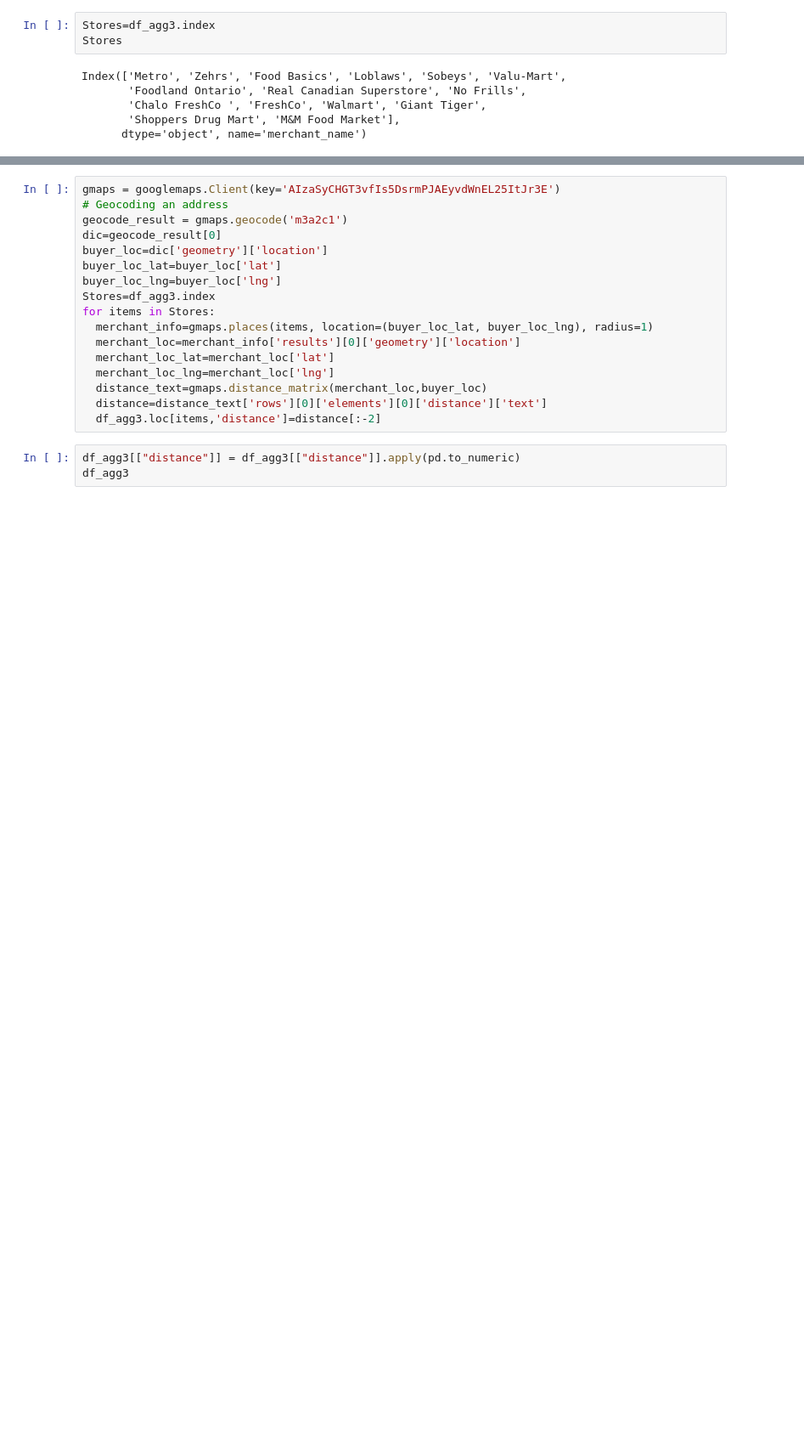
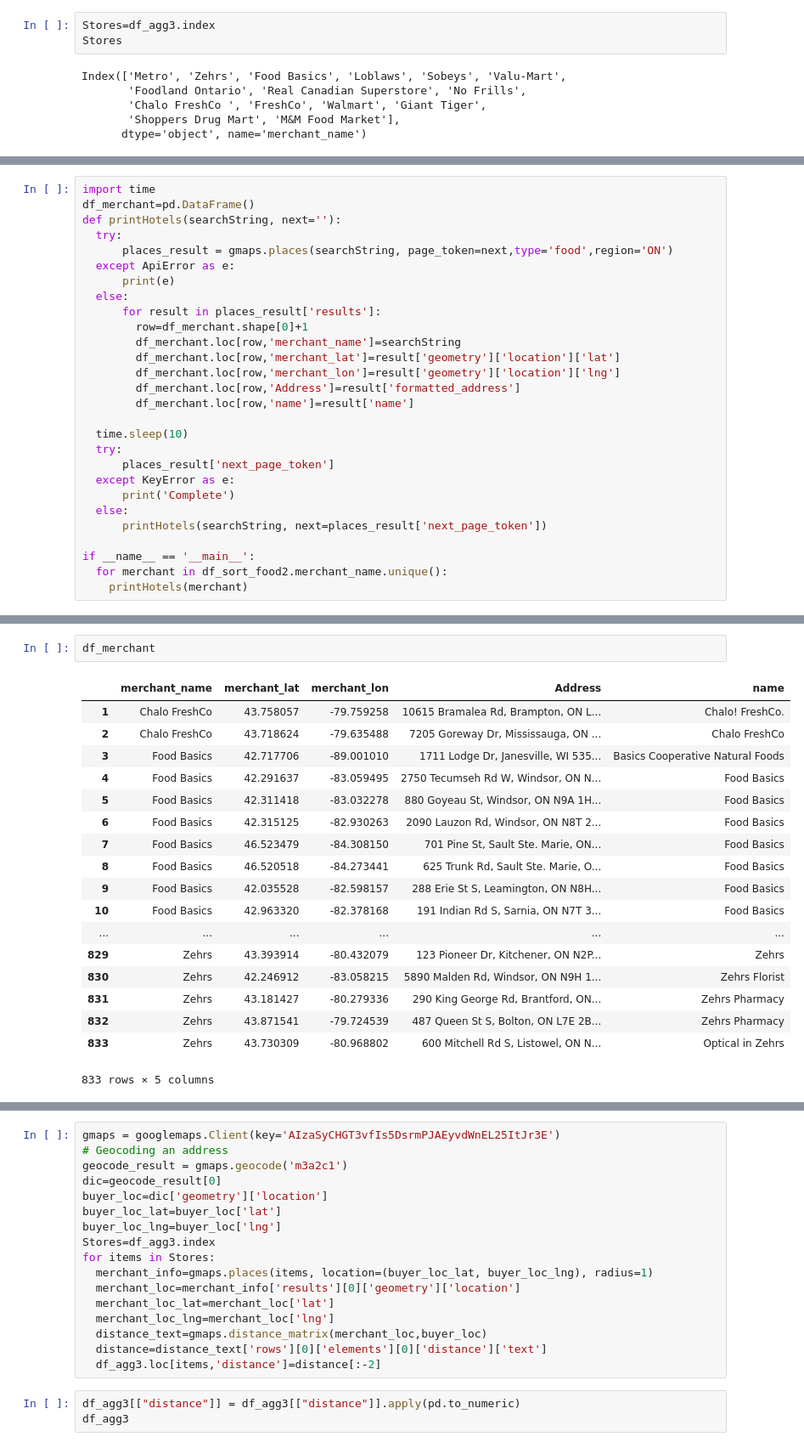
Before and after one commit to Bahramif/Deep-Trading, a Jupyter notebook: flipp_mehdi_weight_OCR.ipynb, the cells around one changed output, grey strips where cells are left out. Shown at 85% size. Saved outputs shown, nothing was run; the diff lists cells and outputs as text; blank space fills up the shorter version.

```diff
--- a/flipp_mehdi_weight_OCR.ipynb
+++ b/flipp_mehdi_weight_OCR.ipynb
@@ -592,0 +597,28 @@ Index(['Metro', 'Zehrs', 'Food Basics', 'Loblaws', 'Sobeys', 'Valu-Mart',
+# %%
+import time
+df_merchant=pd.DataFrame()
+def printHotels(searchString, next=''):
+  try:
+      places_result = gmaps.places(searchString, page_token=next,type='food',region='ON')
+  except ApiError as e:
+      print(e)
+  else:
+      for result in places_result['results']:
+        row=df_merchant.shape[0]+1
+        df_merchant.loc[row,'merchant_name']=searchString
+        df_merchant.loc[row,'merchant_lat']=result['geometry']['location']['lat']
+        df_merchant.loc[row,'merchant_lon']=result['geometry']['location']['lng']
+        df_merchant.loc[row,'Address']=result['formatted_address']
+        df_merchant.loc[row,'name']=result['name']
+
+  time.sleep(10)
+  try:
+      places_result['next_page_token']
+  except KeyError as e:
+      print('Complete')
+  else:
+      printHotels(searchString, next=places_result['next_page_token'])
+
+if __name__ == '__main__':
+  for merchant in df_sort_food2.merchant_name.unique():
+    printHotels(merchant)
@@ -592,0 +643,21 @@ Index(['Metro', 'Zehrs', 'Food Basics', 'Loblaws', 'Sobeys', 'Valu-Mart',
+# %%
+df_merchant
+# %% [output]
+|  | merchant_name | merchant_lat | merchant_lon | Address | name |
+| 1 | Chalo FreshCo | 43.758057 | -79.759258 | 10615 Bramalea Rd, Brampton, ON L... | Chalo! FreshCo. |
+| 2 | Chalo FreshCo | 43.718624 | -79.635488 | 7205 Goreway Dr, Mississauga, ON ... | Chalo FreshCo |
+| 3 | Food Basics | 42.717706 | -89.001010 | 1711 Lodge Dr, Janesville, WI 535... | Basics Cooperative Natural Foods |
+| 4 | Food Basics | 42.291637 | -83.059495 | 2750 Tecumseh Rd W, Windsor, ON N... | Food Basics |
+| 5 | Food Basics | 42.311418 | -83.032278 | 880 Goyeau St, Windsor, ON N9A 1H... | Food Basics |
+| 6 | Food Basics | 42.315125 | -82.930263 | 2090 Lauzon Rd, Windsor, ON N8T 2... | Food Basics |
+| 7 | Food Basics | 46.523479 | -84.308150 | 701 Pine St, Sault Ste. Marie, ON... | Food Basics |
+| 8 | Food Basics | 46.520518 | -84.273441 | 625 Trunk Rd, Sault Ste. Marie, O... | Food Basics |
+| 9 | Food Basics | 42.035528 | -82.598157 | 288 Erie St S, Leamington, ON N8H... | Food Basics |
+| 10 | Food Basics | 42.963320 | -82.378168 | 191 Indian Rd S, Sarnia, ON N7T 3... | Food Basics |
+| ... | ... | ... | ... | ... | ... |
+| 829 | Zehrs | 43.393914 | -80.432079 | 123 Pioneer Dr, Kitchener, ON N2P... | Zehrs |
+| 830 | Zehrs | 42.246912 | -83.058215 | 5890 Malden Rd, Windsor, ON N9H 1... | Zehrs Florist |
+| 831 | Zehrs | 43.181427 | -80.279336 | 290 King George Rd, Brantford, ON... | Zehrs Pharmacy |
+| 832 | Zehrs | 43.871541 | -79.724539 | 487 Queen St S, Bolton, ON L7E 2B... | Zehrs Pharmacy |
+| 833 | Zehrs | 43.730309 | -80.968802 | 600 Mitchell Rd S, Listowel, ON N... | Optical in Zehrs |
+833 rows × 5 columns
```
Also changed, not shown: parts of 41 cells of this notebook.
